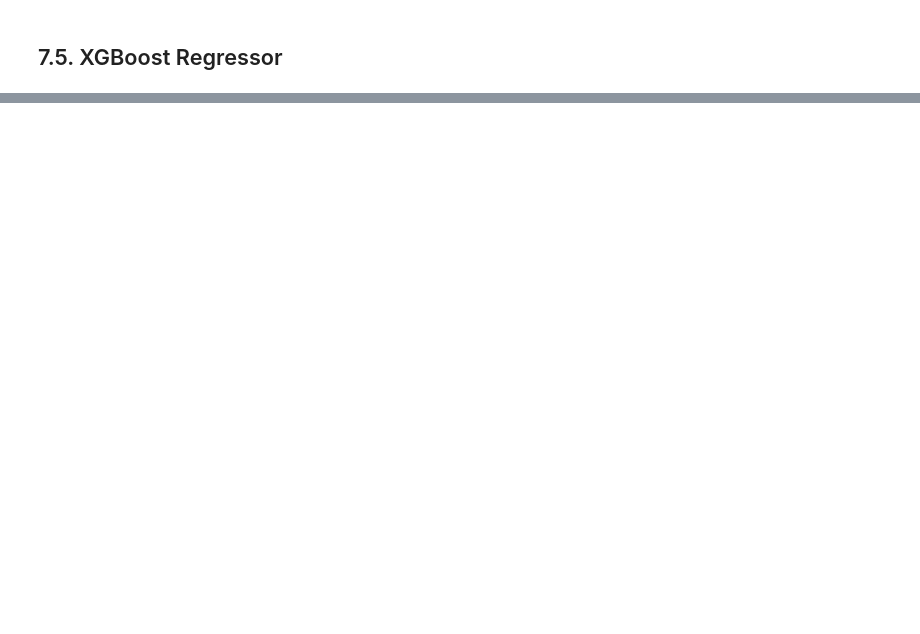
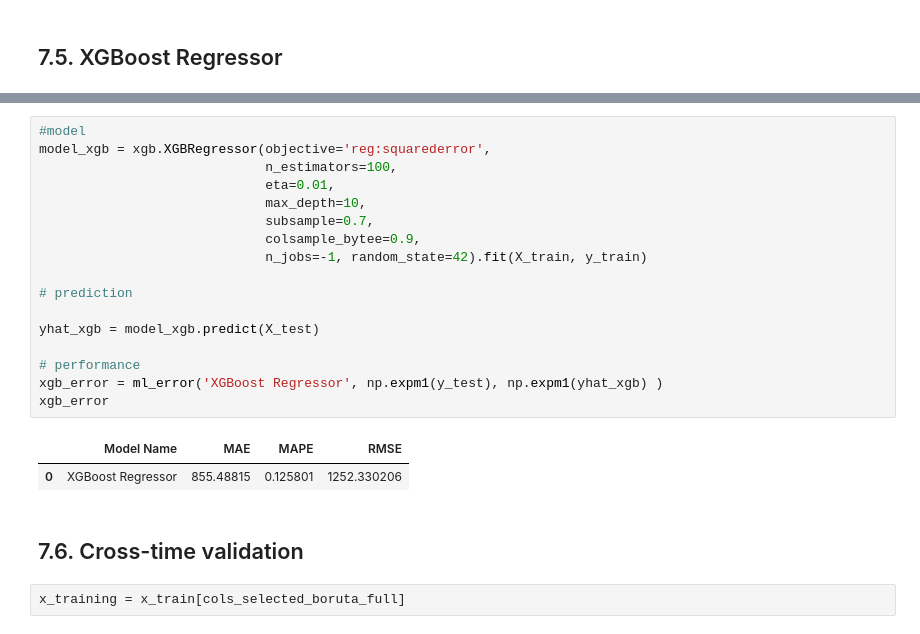
Before and after one commit to pedropscf/1-Rossman-Sales-Prediction, a Jupyter notebook: m05_vid01_store_sales_prediction.ipynb, the cells around one changed output, grey strips where cells are left out. Cells and saved outputs as stored; diff of their text form; blank space fills up the shorter version.

```diff
--- a/m05_vid01_store_sales_prediction.ipynb
+++ b/m05_vid01_store_sales_prediction.ipynb
@@ -1007,0 +1027,24 @@ Comparison between models shows that linear models performed worse than the aver
+# %%
+#model
+model_xgb = xgb.XGBRegressor(objective='reg:squarederror',
+                             n_estimators=100,
+                             eta=0.01,
+                             max_depth=10,
+                             subsample=0.7,
+                             colsample_bytee=0.9,
+                             n_jobs=-1, random_state=42).fit(X_train, y_train)
+
+# prediction
+
+yhat_xgb = model_xgb.predict(X_test)
+
+# performance
+xgb_error = ml_error('XGBoost Regressor', np.expm1(y_test), np.expm1(yhat_xgb) )
+xgb_error
+# %% [output]
+|  | Model Name | MAE | MAPE | RMSE |
+| 0 | XGBoost Regressor | 855.48815 | 0.125801 | 1252.330206 |
+# %% [markdown]
+## 7.6. Cross-time validation
+# %%
+x_training = x_train[cols_selected_boruta_full]
```
Also changed, not shown: parts of 20 cells of this notebook.
